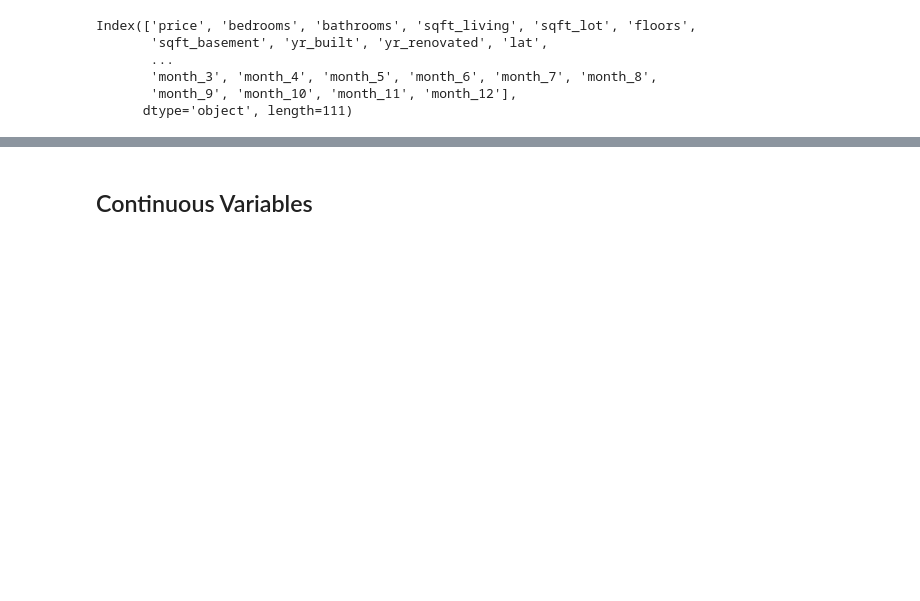
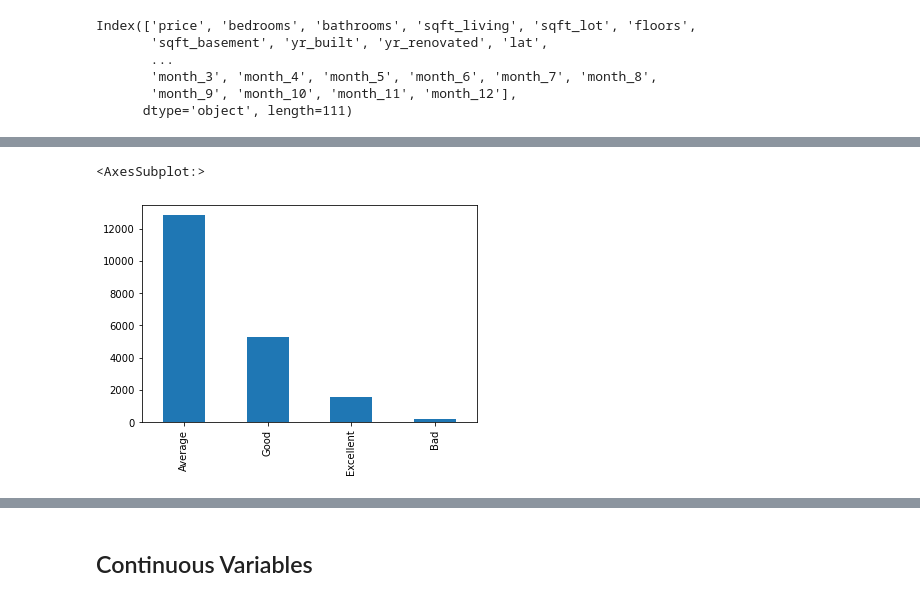
Before and after one commit to hoganbyun/dsc-phase-2-project, a Jupyter notebook: student.ipynb, the cells around one changed output, grey strips where cells are left out. Drawn from its saved outputs; the diff is of its cells as text; code cells hidden in the pictures; blank space fills up the shorter version.

```diff
--- a/student.ipynb
+++ b/student.ipynb
@@ -500,0 +551,4 @@ Index(['price', 'bedrooms', 'bathrooms', 'sqft_living', 'sqft_lot', 'floors',
+# %%
+bin_df['viewed'] = views_bins
+bin_df.drop('view', axis=1, inplace=True)
+bin_df.head()
@@ -500,0 +580,3 @@ Index(['price', 'bedrooms', 'bathrooms', 'sqft_living', 'sqft_lot', 'floors',
+# %%
+condition_bins = [0, 2, 3, 4, 5]
+pd.cut(bin_df['condition'], condition_bins, labels=['Bad', 'Average', 'Good', 'Excellent'])
@@ -500,0 +597,6 @@ Index(['price', 'bedrooms', 'bathrooms', 'sqft_living', 'sqft_lot', 'floors',
+# %%
+conditions_bins = pd.cut(bin_df['condition'], condition_bins, labels=['Bad', 'Average', 'Good', 'Excellent'])
+conditions_bins.value_counts().plot.bar()
+# %% [output]
+<AxesSubplot:>
+[figure, added]
```
Also changed, not shown: parts of 51 cells of this notebook, 1 other file.
